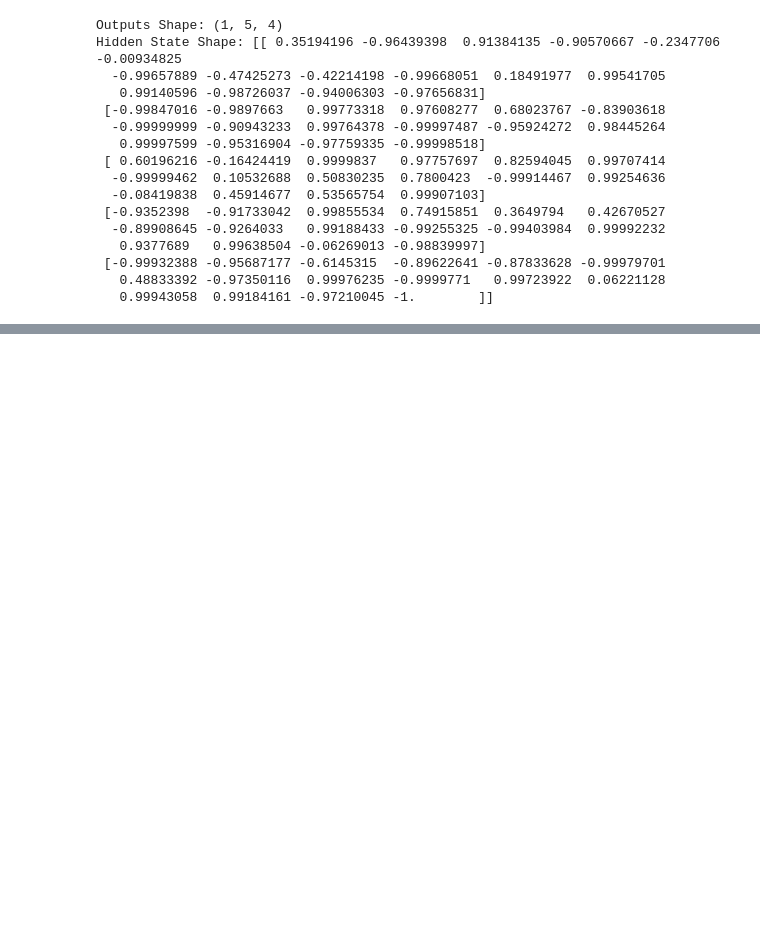
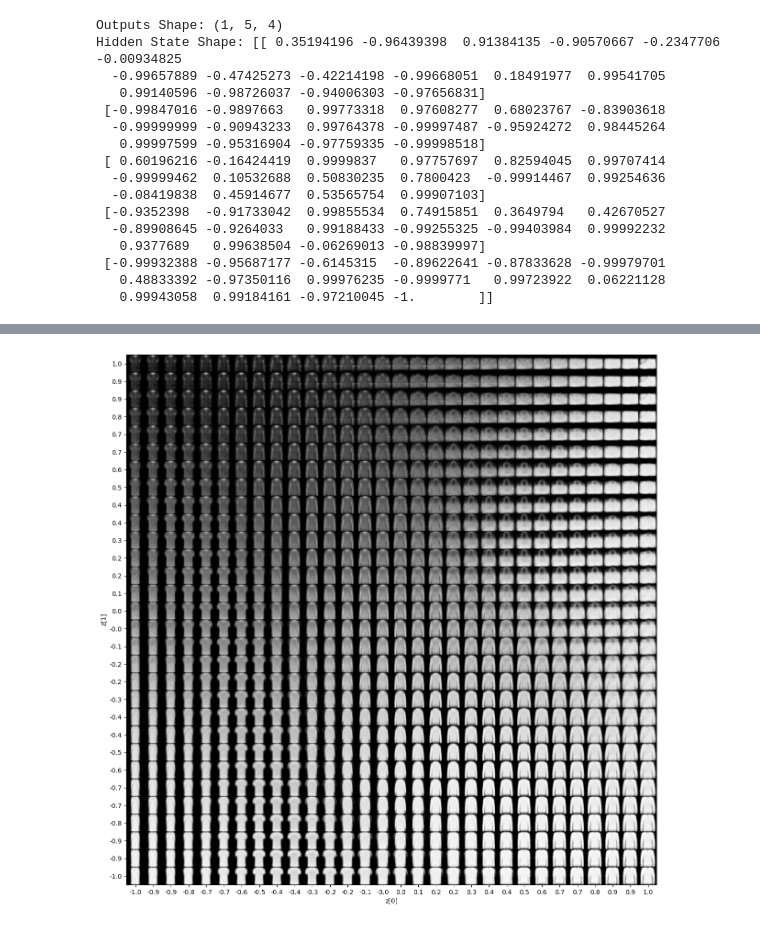
Before and after one commit to Minakshi654/Modelname, a Jupyter notebook: Practice.ipynb, the cells around one changed output, grey strips where cells are left out. Drawn from its saved outputs; the diff is of its cells as text; code cells hidden in the pictures; blank space fills up the shorter version.

```diff
--- a/Practice.ipynb
+++ b/Practice.ipynb
@@ -420,0 +533,8 @@ Hidden State Shape: [[ 0.35194196 -0.96439398  0.91384135 -0.90570667 -0.2347706
+# %%
+class Sampling(layers.Layer):
+  def call(self, inputs):
+    mean, log_var = inputs
+    batch = tf.shape(mean)[0]
+    dim = tf.shape(mean)[1]
+    epsilon = tf.random.normal(shape=(batch, dim))
+    return mean + tf.exp(0.5 * log_var) * epsilon
@@ -420,0 +653,7 @@ Hidden State Shape: [[ 0.35194196 -0.96439398  0.91384135 -0.90570667 -0.2347706
+# %%
+(x_train, _), (x_test, _) = keras.datasets.fashion_mnist.load_data()
+fashion_mnist = np.concatenate([x_train, x_test], axis=0)
+fashion_mnist = np.expand_dims(fashion_mnist, -1).astype("float32") / 255
+vae = VAE(encoder, decoder)
+vae.compile(optimizer=keras.optimizers.Adam())
+vae.fit(fashion_mnist, epochs=10, batch_size=128)
@@ -420,0 +682,31 @@ Hidden State Shape: [[ 0.35194196 -0.96439398  0.91384135 -0.90570667 -0.2347706
+# %%
+from itertools import starmap
+import matplotlib.pyplot as plt
+def plot_latent_space(vae, n=30, figsize=15):
+  img_size = 28
+  scale = 1.0
+  figure = np.zeros((img_size * n, img_size * n))
+  grid_x = np.linspace(-scale, scale, n)
+  grid_y = np.linspace(-scale, scale, n)[::-1]
+  for i, yi in enumerate(grid_y):
+    for j, xi in enumerate(grid_x):
+      sample = np.array([[xi, yi]])
+      x_decoded = vae.decoder.predict(sample)
+      digit = x_decoded[0].reshape(img_size, img_size)
+      figure[i * img_size: (i + 1) * img_size,
+             j * img_size: (j + 1) * img_size] = digit
+  plt.figure(figsize=(figsize, figsize))
+  start_range = img_size // 2
+  end_range = n * img_size + start_range
+  pixel_range = np.arange(start_range, end_range, img_size)
+  sample_range_x = np.round(grid_x, 1)
+  sample_range_y = np.round(grid_y, 1)
+  plt.xticks(pixel_range, sample_range_x)
+  plt.yticks(pixel_range, sample_range_y)
+  plt.xlabel("z[0]")
+  plt.ylabel("z[1]")
+  plt.imshow(figure, cmap="Greys_r")
+  plt.show()
+# %%
+plot_latent_space(vae)
+# %% [output]
@@ -420,0 +730 @@ Hidden State Shape: [[ 0.35194196 -0.96439398  0.91384135 -0.90570667 -0.2347706
+[figure, added]
```
Also changed, not shown: parts of 22 cells of this notebook.
